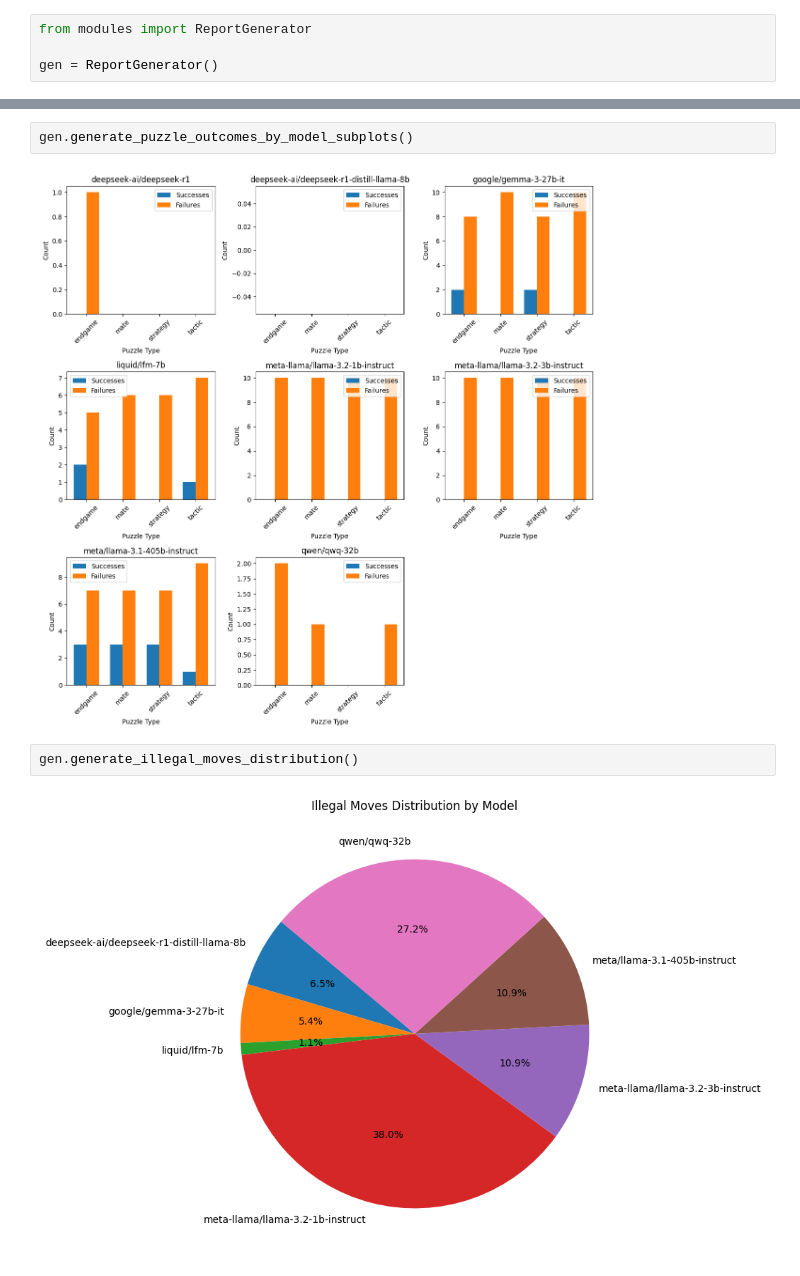
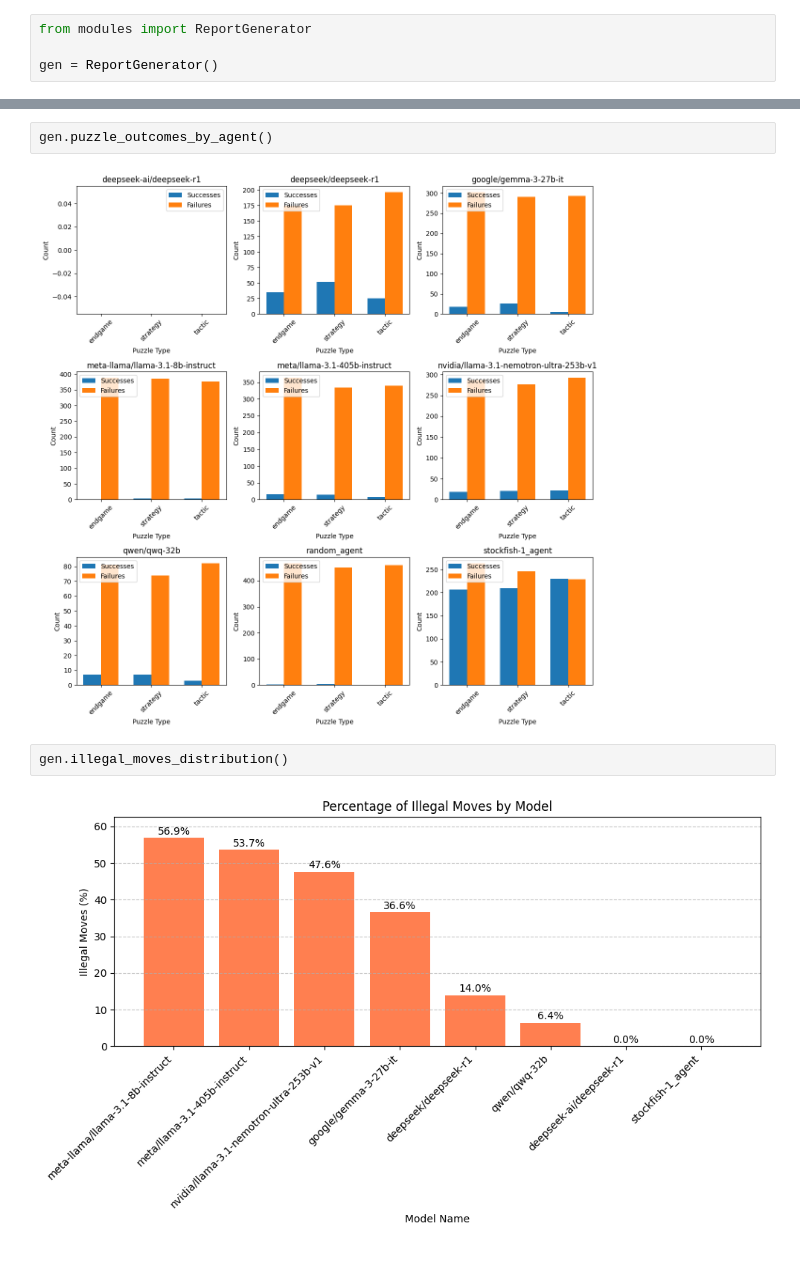
Before and after one commit to m-tuyishime/chess-llm, a Jupyter notebook: reports copy.ipynb, the cells around one changed output, grey strips where cells are left out. Cells and saved outputs as stored; diff of their text form.

```diff
--- a/reports copy.ipynb
+++ b/reports copy.ipynb
@@ -17,9 +17,9 @@ gen.generate_puzzle_outcome_report()
 # %%
-gen.generate_puzzle_outcomes_by_model_subplots()
+gen.puzzle_outcomes_by_agent()
 # %% [output]
-[figure, old version]
+[figure, new version]
 # %%
-gen.generate_illegal_moves_distribution()
+gen.illegal_moves_distribution()
 # %% [output]
-[figure, old version]
+[figure, new version]
 # %%
```
Also changed, not shown: parts of 8 cells of this notebook, 21 other files.
